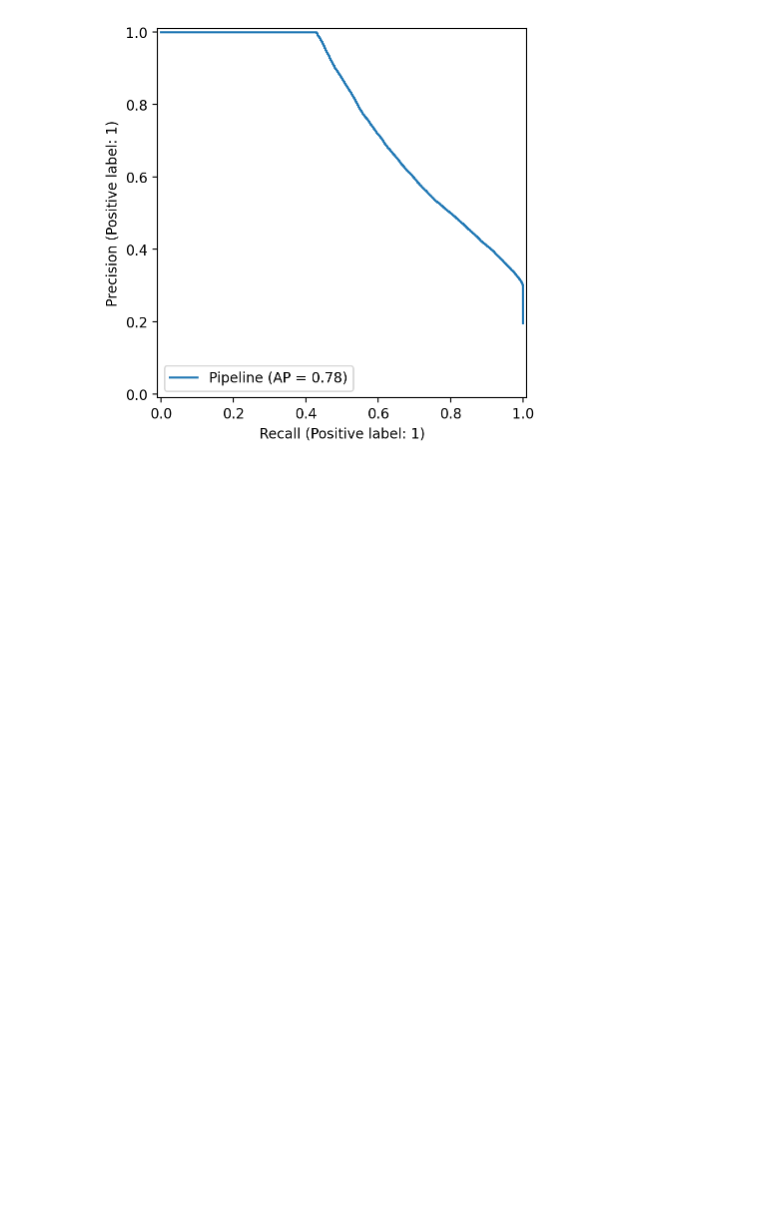
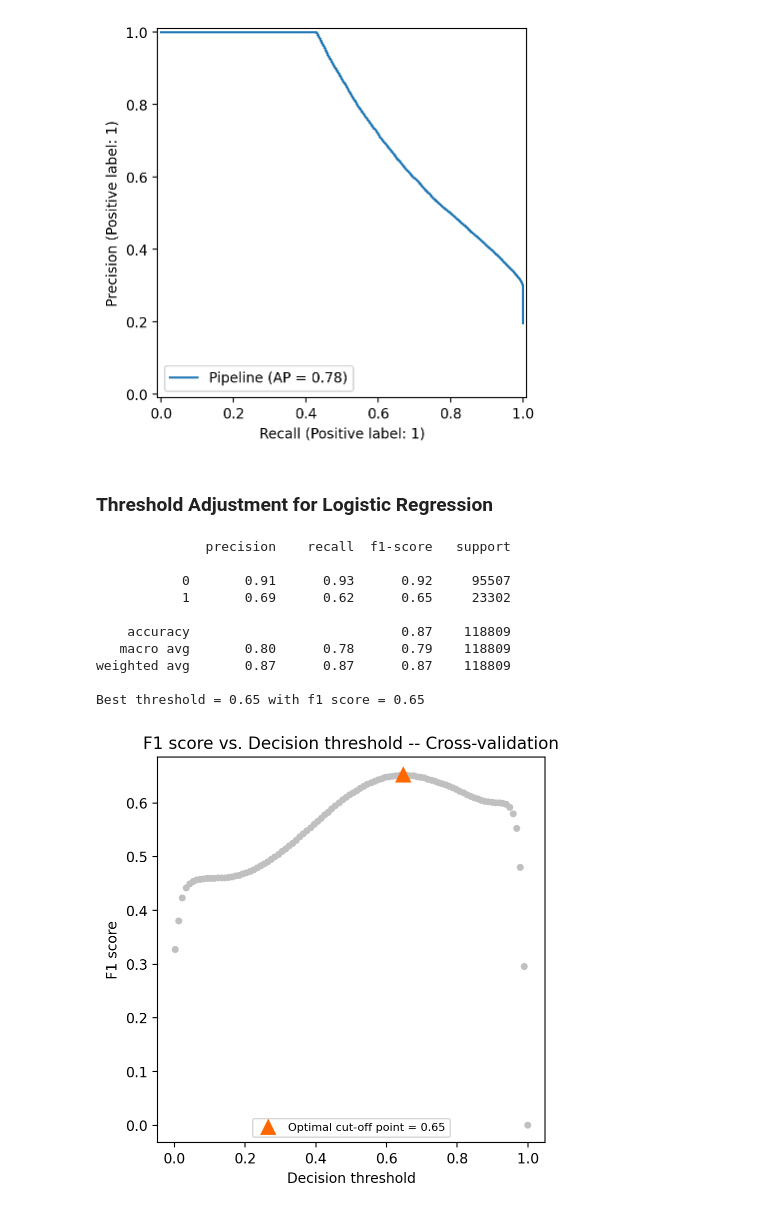
Before and after one commit to jyothisable/Credit-Default-Risk-Prediction-Model, a Jupyter notebook: model_prototyping.ipynb, the cells around one changed output. Drawn from its saved outputs; the diff is of its cells as text; code cells hidden in the pictures; blank space fills up the shorter version.

```diff
--- a/model_prototyping.ipynb
+++ b/model_prototyping.ipynb
@@ -393,7 +393,6 @@ Pipeline(steps=[('feature_engineering_pipeline',
 ## Logistic Regression
 # %%
 from sklearn.linear_model import LogisticRegression
-from sklearn.compose import TransformedTargetRegressor
 
 LR_with_FE = Pipeline([
     ('feature_engineering_pipeline', selected_FE_with_FS),
@@ -404,11 +403,11 @@ LR_with_FE = Pipeline([
 LR_with_FE_CV = GridSearchCV(
     estimator=LR_with_FE,
     param_grid={
-        'base_model__C': [0.01,0.1,1],
+        'base_model__C': [0.01],
         'base_model__solver': ['saga'],
         'base_model__penalty': ['elasticnet'],
         'base_model__class_weight': ['balanced'],
-        'base_model__l1_ratio': [0.4,0.5,0.6],
+        'base_model__l1_ratio': [0.6],
         'base_model__max_iter': [1000],
         'base_model__warm_start': [True]
     },
@@ -417,6 +416,9 @@ LR_with_FE_CV = GridSearchCV(
     n_jobs=8,
     verbose=True
 )
-LR_with_FE_CV.fit(X_train, target_pipeline.fit_transform(y_train))
-best_model = LR_with_FE_CV.best_estimator_
+y_train_transformed = target_pipeline.transform(y_train)
+y_test_transformed = target_pipeline.transform(y_test)
+
+LR_with_FE_CV.fit(X_train, y_train_transformed)
+LR_best_model = LR_with_FE_CV.best_estimator_
 # %% [output]
@@ -454,0 +445,4 @@ weighted avg       0.86      0.81      0.82    118809
+# %%
+# Finding the performance of best model
+y_pred=LR_best_model.predict(X_test)
+print(classification_report(y_test_transformed, y_pred))
@@ -458,3 +461,51 @@ PrecisionRecallDisplay.from_estimator(best_model, X_test, target_pipeline.transf
 # %% [output]
 <sklearn.metrics._plot.precision_recall_curve.PrecisionRecallDisplay at 0x...>
 [figure]
+# %% [markdown]
+### Threshold Adjustment for Logistic Regression
+# %%
+# Post tuning of selected best model (threshold adjustment as per business requirements)
+from sklearn.model_selection import TunedThresholdClassifierCV
+
+def find_best_threshold(model, X_train, y_train_transformed, X_test, y_test_transformed,scoring='f1'):
+    model = TunedThresholdClassifierCV(LR_best_model, cv=3, scoring='f1',store_cv_results=True)
+    model.fit(X_train,y_train_transformed)
+    y_pred=model.predict(X_test)
+    print(classification_report(y_test_transformed, y_pred))
+    print(f'Best threshold = {model.best_threshold_:.2f} with {scoring} score = {model.best_score_:.2f}')
+
+    fig, ax = plt.subplots(figsize=(5, 5))
+    ax.plot(
+        model.cv_results_["thresholds"],
+        model.cv_results_["scores"],
+        marker="o",
+        linewidth=1e-3,
+        markersize=4,
+        color="#c0c0c0",
+    )
+    ax.plot(
+        model.best_threshold_,
+        model.best_score_,
+        "^",
+        markersize=10,
+        color="#ff6700",
+        label=f"Optimal cut-off point = {model.best_threshold_:.2f}",
+    )
+    ax.legend(fontsize=8, loc="lower center")
+    ax.set_xlabel("Decision threshold", fontsize=10)
+    ax.set_ylabel("F1 score", fontsize=10)
+    ax.set_title("F1 score vs. Decision threshold -- Cross-validation", fontsize=12)
+
+find_best_threshold(LR_best_model, X_train, y_train_transformed, X_test, y_test_transformed,scoring='f1')
+# %% [output]
+              precision    recall  f1-score   support
+
+           0       0.91      0.93      0.92     95507
+           1       0.69      0.62      0.65     23302
+
+    accuracy                           0.87    118809
+   macro avg       0.80      0.78      0.79    118809
+weighted avg       0.87      0.87      0.87    118809
+
+Best threshold = 0.65 with f1 score = 0.65
+[figure, added]
```
Also changed, not shown: parts of 10 cells of this notebook.
